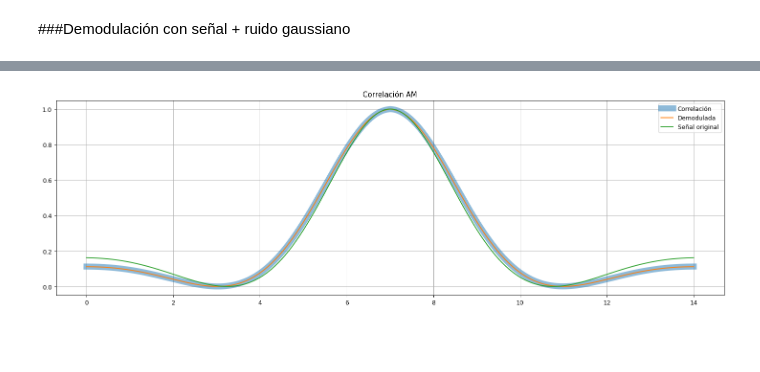
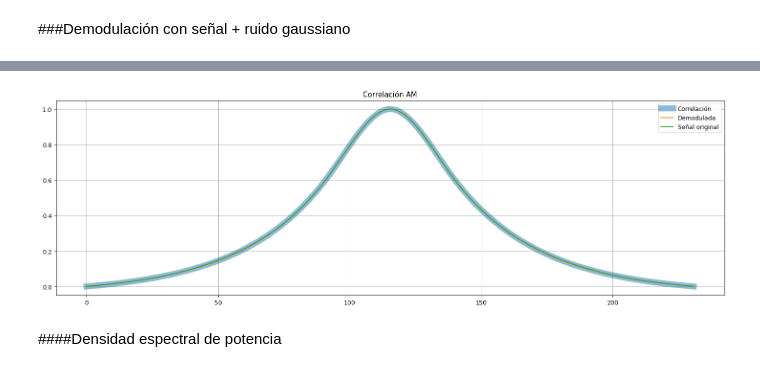
Before and after one commit to Juanchp00/Teor-a-de-se-ales, a Jupyter notebook: Teoría_de_señales_ultima_modificación.ipynb, the cells around one changed output, grey strips where cells are left out. Drawn from its saved outputs; the diff is of its cells as text; code cells hidden in the pictures; blank space fills up the shorter version.

```diff
--- a/Teoría_de_señales_ultima_modificación.ipynb
+++ b/Teoría_de_señales_ultima_modificación.ipynb
@@ -209,9 +209,9 @@ $\displaystyle \frac{C R_{1} jw}{C jw \left(R_{1} + R_{2}\right) + 1}$
 # %% [markdown]
 **Asignamos valor a los elementos**
 # %%
-c1=1
-r1=1
-r2=1
+c1=0.01
+r1=100
+r2=3300
 
 #Encontramos respuesta al impulso
 n1=c1*r1
@@ -538,9 +539,9 @@ fft_plot(t, PPM, -10, 10)
 ###Señal con ruido
 # %%
 #señal
-c1=1
-r1=1
-r2=1
+c1=0.01
+r1=100
+r2=3300
 
 n1=c1*r1
 n2=c1*r2
@@ -691,7 +700,7 @@ plt.grid()
 # %%
 #Autocorrelación salida
-acorrelationsn = signal.correlate(output_sn,output_sn,mode='same')
+Nautocs = signal.correlate(output_sn,output_sn,mode='same')
 plt.title("Autocorrelación salida")
-plt.plot(t,acorrelationsn)
+plt.plot(t,Nautocs)
 plt.grid()
 # %% [output]
@@ -710,10 +719,10 @@ plt.grid()
 # %%
 #Correlación normalizada
-correlationcnn = signal.correlate(inputn,output_sn,mode='same')
+Ncnormal = signal.correlate(inputn,output_sn,mode='same')
 plt.title("Correlación")
-cnn=normalization(correlationcnn)
-acen=normalization(acorrelationen)
-acsn=normalization(acorrelationsn)
+cnn=normalization(Ncnormal)
+acen=normalization(Nautoce)
+acsn=normalization(Nautocs)
 plt.plot(t,cnn, label='Correlación')
 plt.plot(t,acen, label='Autocorrelación entrada')
 plt.plot(t,acsn, label='Autocorrelación salida')
@@ -844,15 +859,17 @@ plt.grid()
 # %%
 #Correlación am
 no=normalization(output_sn)
-correlationam = signal.correlate(no,AMD,mode='same')
-acorrelationdam = signal.correlate(y,y,mode='same')
-cam=normalization(correlationam)
-acam=normalization(acorrelationdam)
+Ncorrelationam = signal.correlate(no,AMD,mode='same')
+Nacorrelationdam = signal.correlate(y,y,mode='same')
+Ncam=normalization(correlationam)
+Nacam=normalization(acorrelationdam)
 plt.title("Correlación AM")
-plt.plot(t,cam, label='Correlación', linewidth=10, alpha=0.5)
-plt.plot(t,acam, label='Demodulada')
+plt.plot(t,Ncam, label='Correlación', linewidth=10, alpha=0.5)
+plt.plot(t,Nacam, label='Demodulada')
 plt.plot(t,acsn, label='Señal original')
 plt.legend()
 plt.grid()
 # %% [output]
-[figure, old version]
+[figure, new version]
+# %% [markdown]
+####Densidad espectral de potencia
```
Also changed, not shown: parts of 36 cells of this notebook.
